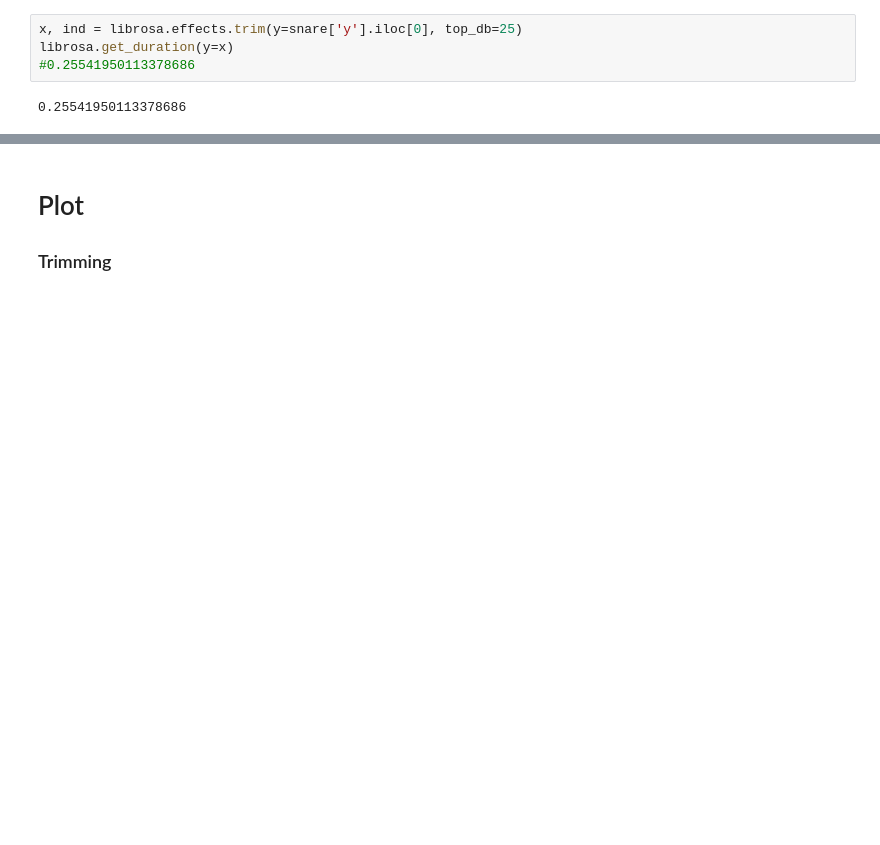
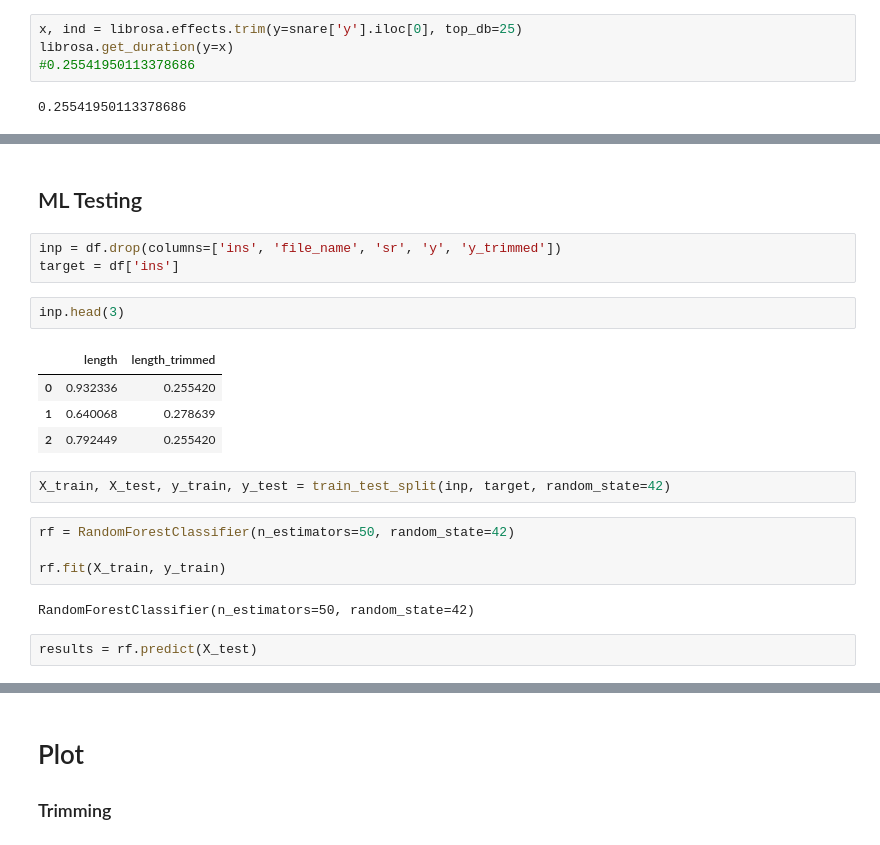
Before and after one commit to LandonTatro/Drum_Classification, a Jupyter notebook: Audio_Files.ipynb, the cells around one changed output, grey strips where cells are left out. Cells and saved outputs as stored; diff of their text form; blank space fills up the shorter version.

```diff
--- a/Audio_Files.ipynb
+++ b/Audio_Files.ipynb
@@ -202,0 +195,22 @@ df
+# %% [markdown]
+## ML Testing
+# %%
+inp = df.drop(columns=['ins', 'file_name', 'sr', 'y', 'y_trimmed'])
+target = df['ins']
+# %%
+inp.head(3)
+# %% [output]
+|  | length | length_trimmed |
+| 0 | 0.932336 | 0.255420 |
+| 1 | 0.640068 | 0.278639 |
+| 2 | 0.792449 | 0.255420 |
+# %%
+X_train, X_test, y_train, y_test = train_test_split(inp, target, random_state=42)
+# %%
+rf = RandomForestClassifier(n_estimators=50, random_state=42)
+
+rf.fit(X_train, y_train)
+# %% [output]
+RandomForestClassifier(n_estimators=50, random_state=42)
+# %%
+results = rf.predict(X_test)
```
Also changed, not shown: parts of 17 cells of this notebook.
